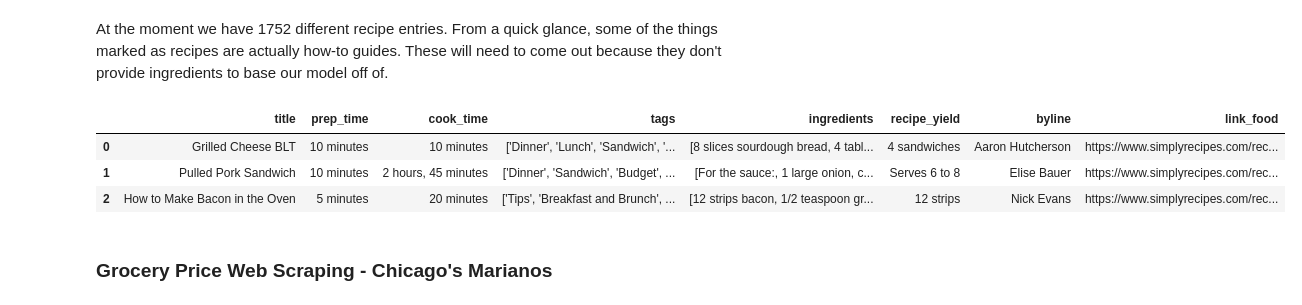
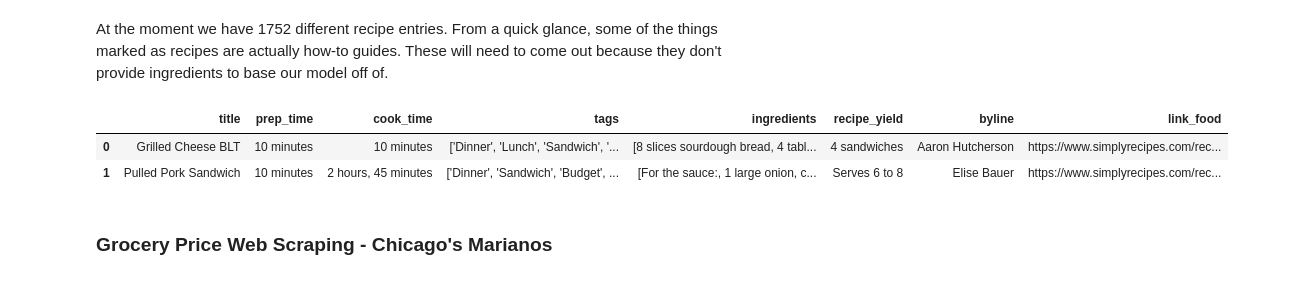
Before and after one commit to mberrien-fitzsimons/recipe_recommendation_system, a Jupyter notebook: notebooks/04_reports/20190911-DRAFT-final-report.ipynb, the cells around one changed output. Cells and saved outputs as stored; diff of their text form; code cells hidden in the pictures.

```diff
--- a/notebooks/04_reports/20190911-DRAFT-final-report.ipynb
+++ b/notebooks/04_reports/20190911-DRAFT-final-report.ipynb
@@ -75,12 +75,11 @@ recipes_sr_inter = clean_data.intermediate_clean_recipes_sr(recipes_sr_orig)
 # %% [markdown]
 At the moment we have 1752 different recipe entries. From a quick glance, some of the things marked as recipes are actually how-to guides. These will need to come out because they don't provide ingredients to base our model off of.
 # %%
-recipes_sr_inter.head(3)
+recipes_sr_inter.head(2)
 # %% [output]
 |  | title | prep_time | cook_time | tags | ingredients | recipe_yield | byline | link_food |
 | 0 | Grilled Cheese BLT | 10 minutes | 10 minutes | ['Dinner', 'Lunch', 'Sandwich', '... | [8 slices sourdough bread, 4 tabl... | 4 sandwiches | Aaron Hutcherson | https://www.simplyrecipes.com/rec... |
 | 1 | Pulled Pork Sandwich | 10 minutes | 2 hours, 45 minutes | ['Dinner', 'Sandwich', 'Budget', ... | [For the sauce:, 1 large onion, c... | Serves 6 to 8 | Elise Bauer | https://www.simplyrecipes.com/rec... |
-| 2 | How to Make Bacon in the Oven | 5 minutes | 20 minutes | ['Tips', 'Breakfast and Brunch', ... | [12 strips bacon, 1/2 teaspoon gr... | 12 strips | Nick Evans | https://www.simplyrecipes.com/rec... |
 # %% [markdown]
 ### Grocery Price Web Scraping - Chicago's Marianos
 # %% [markdown]
```
Also changed, not shown: parts of 13 cells of this notebook.
